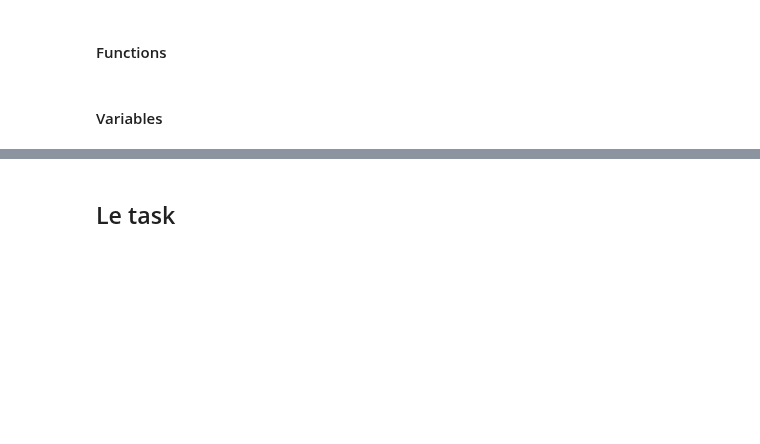
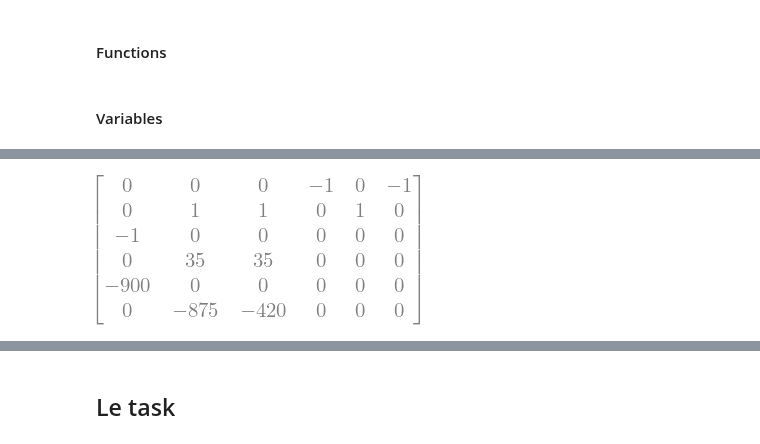
Before and after one commit to BirkHveding/RobotTek, a Jupyter notebook: task_4.ipynb, the cells around one changed output, grey strips where cells are left out. Saved outputs shown, nothing was run; the diff lists cells and outputs as text; code cells hidden in the pictures; blank space fills up the shorter version.

```diff
--- a/task_4.ipynb
+++ b/task_4.ipynb
@@ -120,14 +61,34 @@ $\displaystyle \left[\begin{matrix}-1 & 0 & 0 & 0 & 0 & 0\\0 & -1 & -1 & 0 & -1
 # %%
-##___Markus
+##___Markus____
 def Jb_maker6x6(Blist): #Foreløpig for 6x6
-    Jb = zeros(6,6)
+    Jb = sp.zeros(6,6)
     Jb[:,5] =  Blist[:,5]
     Jb[:,4] =  Ad(exp6(-Blist[:,5], th5)) * Blist[:,4]
     Jb[:,3] =  Ad(exp6(-Blist[:,5], th5) * exp6(-Blist[:,4], th4)) * Blist[:,3]
     Jb[:,2] =  Ad(exp6(-Blist[:,5], th5) * exp6(-Blist[:,4], th4) * exp6(-Blist[:,3], th3)) * Blist[:,2]
     Jb[:,1] =  Ad(exp6(-Blist[:,5], th5) * exp6(-Blist[:,4], th4) * exp6(-Blist[:,3], th3) * exp6(-Blist[:,2], th2)) * Blist[:,1]
     Jb[:,0] =  Ad(exp6(-Blist[:,5], th5) * exp6(-Blist[:,4], th4) * exp6(-Blist[:,3], th3) * exp6(-Blist[:,2], th2) * exp6(-Blist[:,1], th1)) * Blist[:,0]
-    Jb.simplify()
+
     return Jb
 
-S_bp = Matrix([[-1, 0, 0, 0, 0, 0], [0, -1, -1, 0, -1, 0], [0, 0, 0, -1, 0, 1], [0, -875, -420, 0, 0, 0], [900, 0, 0, 0, 0, 0], [0, 35, 35, 0, 0, 0]])
+om = sp.zeros(3, 6)
+om6 = om[:, 5] = Matrix([-1,0,0])
+om5 = om[:, 4] = Matrix([0,1,0])
+om4 = om[:, 3] = Matrix([-1,0,0])
+om3 = om[:, 2] = Matrix([0,1,0])
+om2 = om[:, 1] = Matrix([0,1,0])
+om1 = om[:, 0] = Matrix([0,0,-1])
+
+q = sp.zeros(3,6)
+q6 = q[:,5] = Matrix([0,0,0])
+q5 = q[:,4] = Matrix([0,0,0])
+q4 = q[:,3] = Matrix([0,0,0])
+q3 = q[:,2] = Matrix([-420,0,-35])
+q2 = q[:,1] = Matrix([-420-455,0,-35])
+q1 = q[:,0] = Matrix([-420-455-25,0,-435])
+
+
+Blist = Slist_maker(om,q)#Blist med B6 posisjon som {6}, orientert som {s}
+Blist
+# %% [output]
+[figure, added]
```
Also changed, not shown: parts of 15 cells of this notebook.
